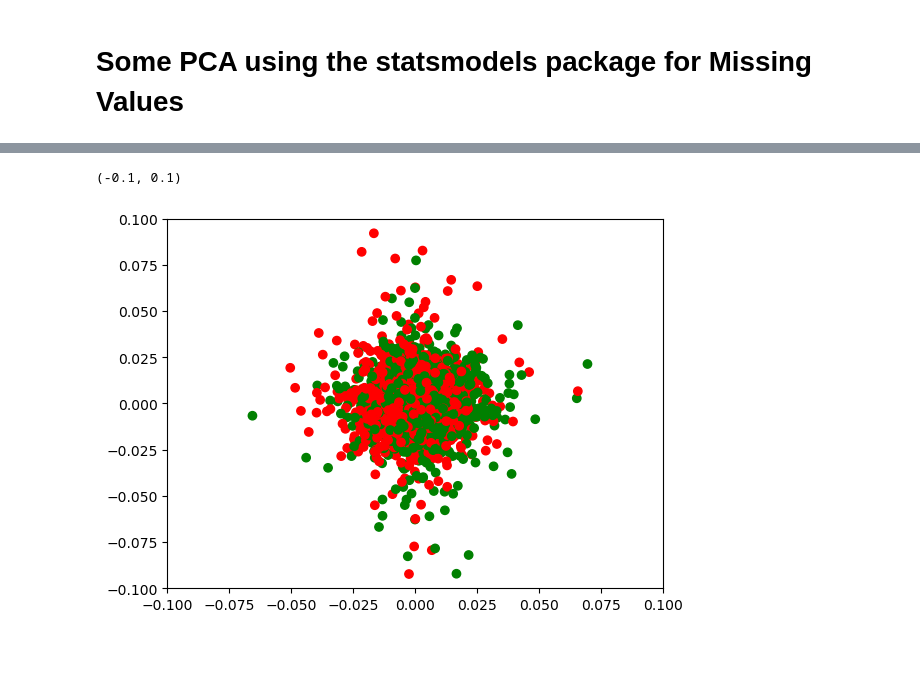
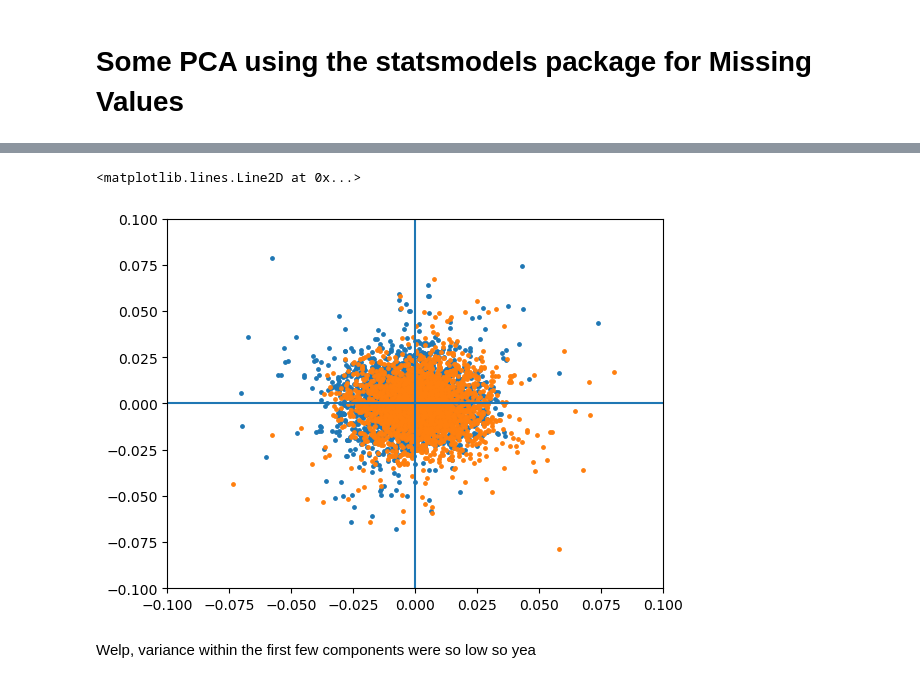
Before and after one commit to eniohodzic/MMA-ML-Model, a Jupyter notebook: notebooks/3.0-eh-PCA-exploration.ipynb, the cells around one changed output, grey strips where cells are left out. Cells and saved outputs as stored; diff of their text form; code cells hidden in the pictures; blank space fills up the shorter version.

```diff
--- a/notebooks/3.0-eh-PCA-exploration.ipynb
+++ b/notebooks/3.0-eh-PCA-exploration.ipynb
@@ -85,8 +87,16 @@ plt.scatter(pc.loadings.iloc[:,0], pc.loadings.iloc[:,1])
 # %%
 colormap = np.array(['red','green'])
-plt.scatter(pc.scores.iloc[:,0], pc.scores.iloc[:,1], c=colormap[y_train])
-plt.xlim(-0.1,0.1)
-plt.ylim(-0.1,0.1)
+wins = pc.scores[y_train != 0]
+loss = pc.scores[y_train != 1]
-# %% [output]
-(-0.1, 0.1)
-[figure, removed]
+# %%
+plt.scatter(wins.iloc[:,0], wins.iloc[:,2], marker='o', s=6)
+plt.scatter(loss.iloc[:,0], loss.iloc[:,2], marker='o', s=6)
+plt.xlim(-0.1,0.1)
+plt.ylim(-0.1,0.1)
+plt.axhline()
+plt.axvline()
+# %% [output]
+<matplotlib.lines.Line2D at 0x...>
+[figure, added]
+# %% [markdown]
+Welp, variance within the first few components were so low so yea
```
Also changed, not shown: parts of 5 cells of this notebook, 9 other files.
